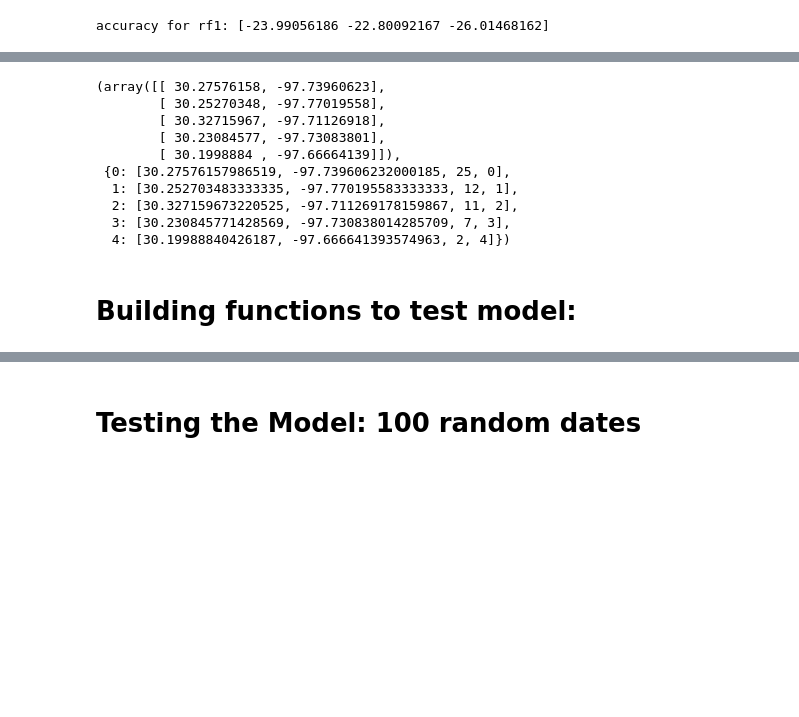
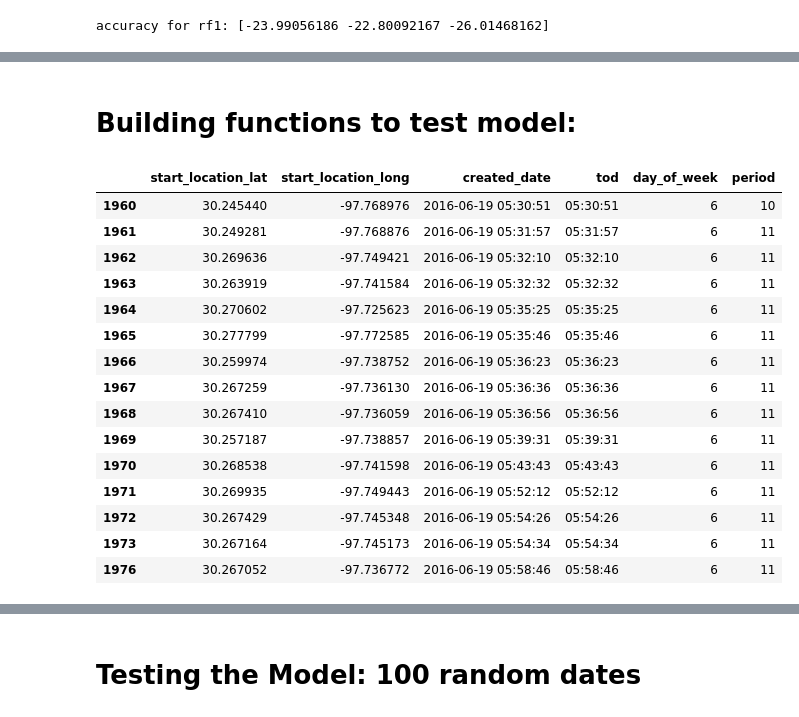
Before and after one commit to Johnsoneer/RideAustin_Capstone, a Jupyter notebook: Jupyter_Notebooks/Datapoint_replication.ipynb, the cells around one changed output, grey strips where cells are left out. Cells and saved outputs as stored; diff of their text form; code cells hidden in the pictures; blank space fills up the shorter version.

```diff
--- a/Jupyter_Notebooks/Datapoint_replication.ipynb
+++ b/Jupyter_Notebooks/Datapoint_replication.ipynb
@@ -242,3 +232,0 @@ rowal = rowal.values[0]
-# %%
-plotting_df = doof.loc[:1145640]
-potential_followups = predict_rides(plotting_df)
@@ -358,9 +316,9 @@ def split_at_date(df,datetime):
     -X: dataframe
     -X_test: dataframe
     '''
-    datetime = pd.DataFrame([datetime], columns=['created_date'])
-    df1 = df[df['created_date']<=datetime['created_date'].iloc[0]]
-    df2 = df[(df['created_date']>=datetime['created_date'].iloc[0])&(df['created_date']<=datetime['created_date'].iloc[0]+pd.Timedelta('30 minute'))]
+#     datetime = pd.DataFrame([datetime], columns=['created_date'])
+    df1 = df[df['created_date']<=datetime]#['created_date'].iloc[0]]
+    df2 = df[(df['created_date']>=datetime)&(df['created_date']<=datetime+pd.Timedelta('30 minute'))]
     return df1,df2
 # %% [markdown]
 # Regressor for n_rides in a timeblock
@@ -415,16 +331,3 @@ See the caveats in the documentation: http://pandas.pydata.org/pandas-docs/stabl
-# %%
-create_centroids(predictions)
-# %% [output]
-(array([[ 30.27576158, -97.73960623],
-        [ 30.25270348, -97.77019558],
-        [ 30.32715967, -97.71126918],
-        [ 30.23084577, -97.73083801],
-        [ 30.1998884 , -97.66664139]]),
- {0: [30.27576157986519, -97.739606232000185, 25, 0],
-  1: [30.252703483333335, -97.770195583333333, 12, 1],
-  2: [30.327159673220525, -97.711269178159867, 11, 2],
-  3: [30.230845771428569, -97.730838014285709, 7, 3],
-  4: [30.19988840426187, -97.666641393574963, 2, 4]})
 # %% [markdown]
 # Building functions to test model:
 # %%
@@ -467,3 +372,29 @@ def predict_n_rides(data,datetime):
     if n_rides <= 10:
         print "Error: Not enough ride-traffic to predict hotspots."
     return n_rides
+# %%
+dater = random_date()
+dater = pd.to_datetime(dater)
+# tester,after = split_at_date(df,dater)
+# preds = predict_rides(tester)
+# preds
+# %%
+dr1,dr2 = split_at_date(df,dater)
+dr2
+# %% [output]
+|  | start_location_lat | start_location_long | created_date | tod | day_of_week | period |
+| 1960 | 30.245440 | -97.768976 | 2016-06-19 05:30:51 | 05:30:51 | 6 | 10 |
+| 1961 | 30.249281 | -97.768876 | 2016-06-19 05:31:57 | 05:31:57 | 6 | 11 |
+| 1962 | 30.269636 | -97.749421 | 2016-06-19 05:32:10 | 05:32:10 | 6 | 11 |
+| 1963 | 30.263919 | -97.741584 | 2016-06-19 05:32:32 | 05:32:32 | 6 | 11 |
+| 1964 | 30.270602 | -97.725623 | 2016-06-19 05:35:25 | 05:35:25 | 6 | 11 |
+| 1965 | 30.277799 | -97.772585 | 2016-06-19 05:35:46 | 05:35:46 | 6 | 11 |
+| 1966 | 30.259974 | -97.738752 | 2016-06-19 05:36:23 | 05:36:23 | 6 | 11 |
+| 1967 | 30.267259 | -97.736130 | 2016-06-19 05:36:36 | 05:36:36 | 6 | 11 |
+| 1968 | 30.267410 | -97.736059 | 2016-06-19 05:36:56 | 05:36:56 | 6 | 11 |
+| 1969 | 30.257187 | -97.738857 | 2016-06-19 05:39:31 | 05:39:31 | 6 | 11 |
+| 1970 | 30.268538 | -97.741598 | 2016-06-19 05:43:43 | 05:43:43 | 6 | 11 |
+| 1971 | 30.269935 | -97.749443 | 2016-06-19 05:52:12 | 05:52:12 | 6 | 11 |
+| 1972 | 30.267429 | -97.745348 | 2016-06-19 05:54:26 | 05:54:26 | 6 | 11 |
+| 1973 | 30.267164 | -97.745173 | 2016-06-19 05:54:34 | 05:54:34 | 6 | 11 |
+| 1976 | 30.267052 | -97.736772 | 2016-06-19 05:58:46 | 05:58:46 | 6 | 11 |
```
Also changed, not shown: parts of 21 cells of this notebook, 12 other files.
